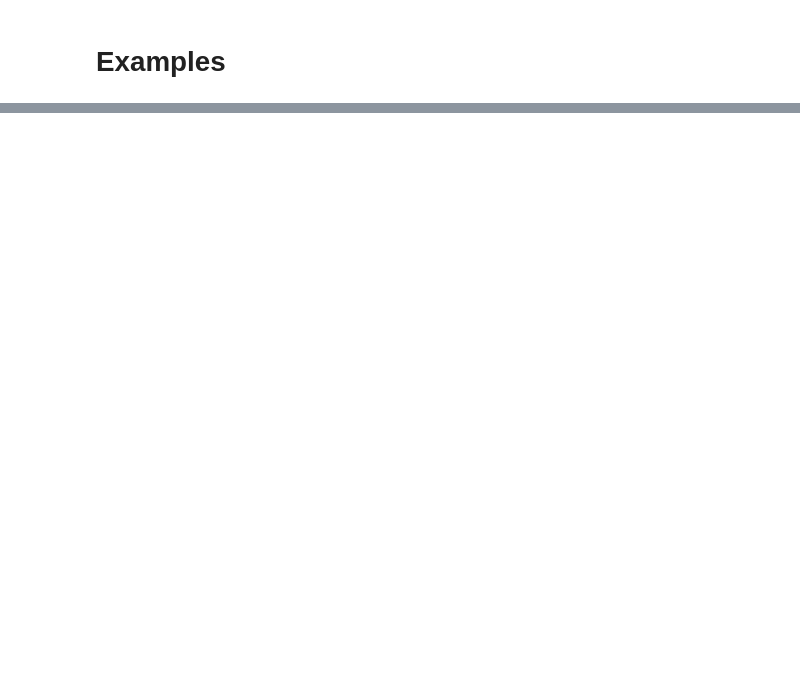
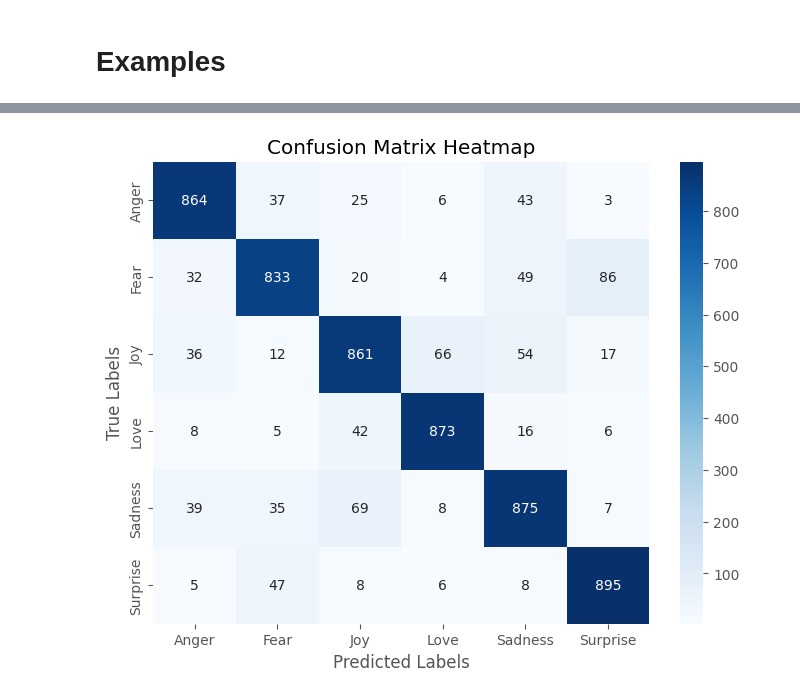
Before and after one commit to APaguil1990/AFFECTV_MCO, a Jupyter notebook: AFFECTV_MCO_Remake.ipynb, the cells around one changed output, grey strips where cells are left out. Saved outputs shown, nothing was run; the diff lists cells and outputs as text; code cells hidden in the pictures; blank space fills up the shorter version.

```diff
--- a/AFFECTV_MCO_Remake.ipynb
+++ b/AFFECTV_MCO_Remake.ipynb
@@ -827,0 +905,25 @@ merged_df.query('label == "Joy"').sort_values('vader_neg', ascending=False)['tex
+# %%
+import seaborn as sns
+import matplotlib.pyplot as plt
+from sklearn.metrics import confusion_matrix
+
+# Assuming y_test (true labels) and y_pred (predicted labels from model) are already defined
+# If y_pred contains probabilities, use np.argmax to get the predicted class
+y_pred = np.argmax(y_pred, axis=1)  # Convert probabilities to class labels if needed
+
+# Generate the confusion matrix
+conf_matrix = confusion_matrix(y_test, y_pred)
+
+# Create a heatmap using seaborn
+plt.figure(figsize=(8, 6))  # Set the figure size
+sns.heatmap(conf_matrix, annot=True, fmt='d', cmap='Blues', xticklabels=label_encoder.classes_, yticklabels=label_encoder.classes_)
+
+# Add labels and title
+plt.xlabel('Predicted Labels')
+plt.ylabel('True Labels')
+plt.title('Confusion Matrix Heatmap')
+
+# Show the plot
+plt.show()
+# %% [output]
+[figure, added]
```
Also changed, not shown: parts of 16 cells of this notebook.
